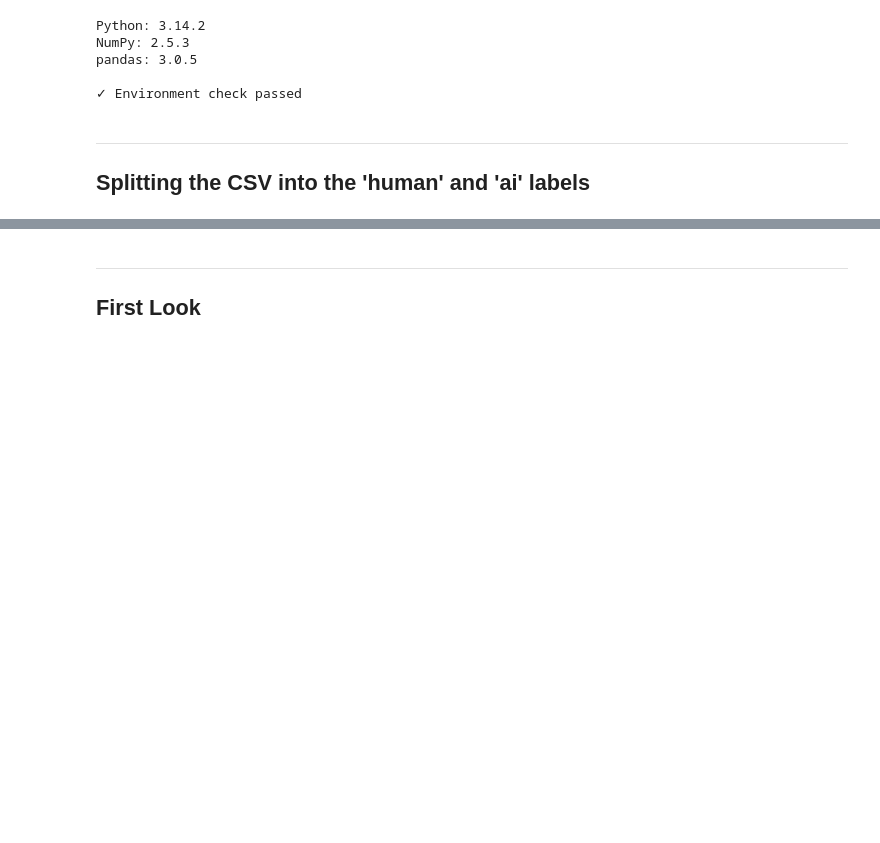
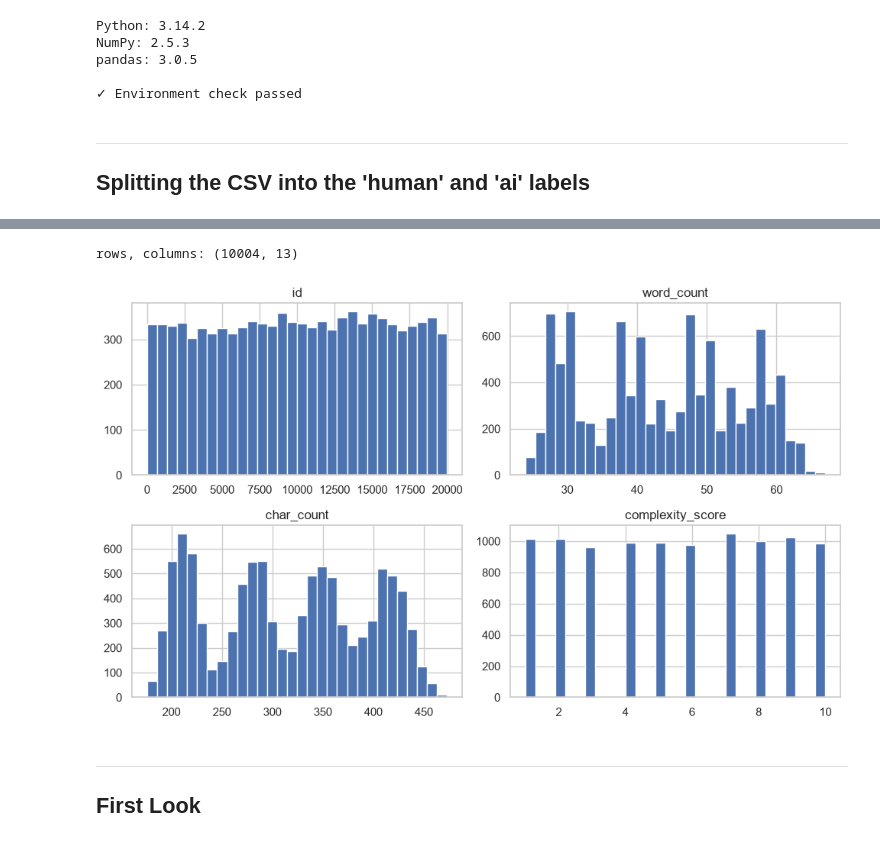
Before and after one commit to foranwe2/Group1Project, a Jupyter notebook: notebooks/Split_data.ipynb, the cells around one changed output, grey strips where cells are left out. Saved outputs shown, nothing was run; the diff lists cells and outputs as text; code cells hidden in the pictures; blank space fills up the shorter version.

```diff
--- a/notebooks/Split_data.ipynb
+++ b/notebooks/Split_data.ipynb
@@ -69,3 +108,17 @@ df_human.head()
+# %%
+# standard df
+df_text = df[df["type"].str.lower() == "text"]
+df_text.to_csv("../data/hvsai_text_only.csv", index=False)
+df_text.head()
+print("rows, columns:", df_text.shape)
+#df_text.info()
+
+df_text.select_dtypes("number").hist(figsize=(10, 6), bins=30, edgecolor="white")
+plt.tight_layout()
+plt.show()
+# %% [output]
+rows, columns: (10004, 13)
+[figure, added]
 # %% [markdown]
 ---
 ## First Look
```
Also changed, not shown: parts of 42 cells of this notebook, 7 other files.
